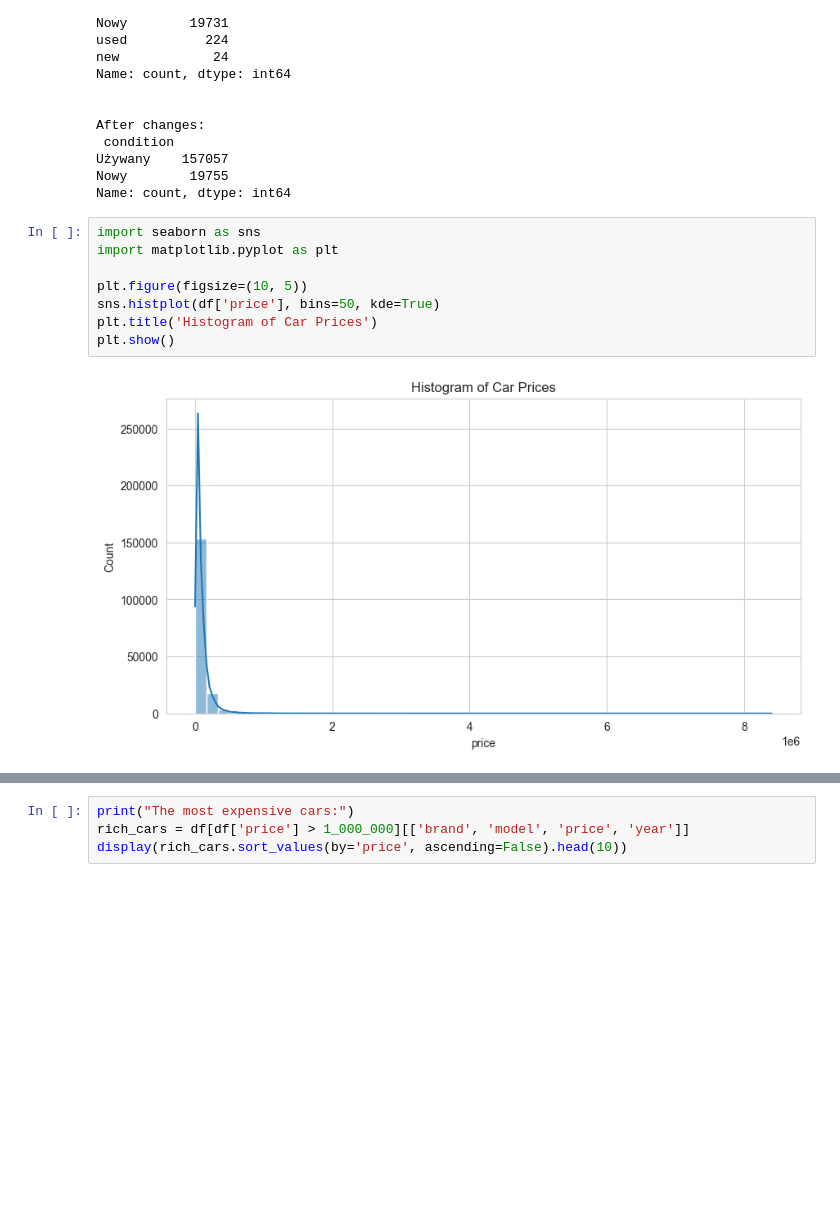
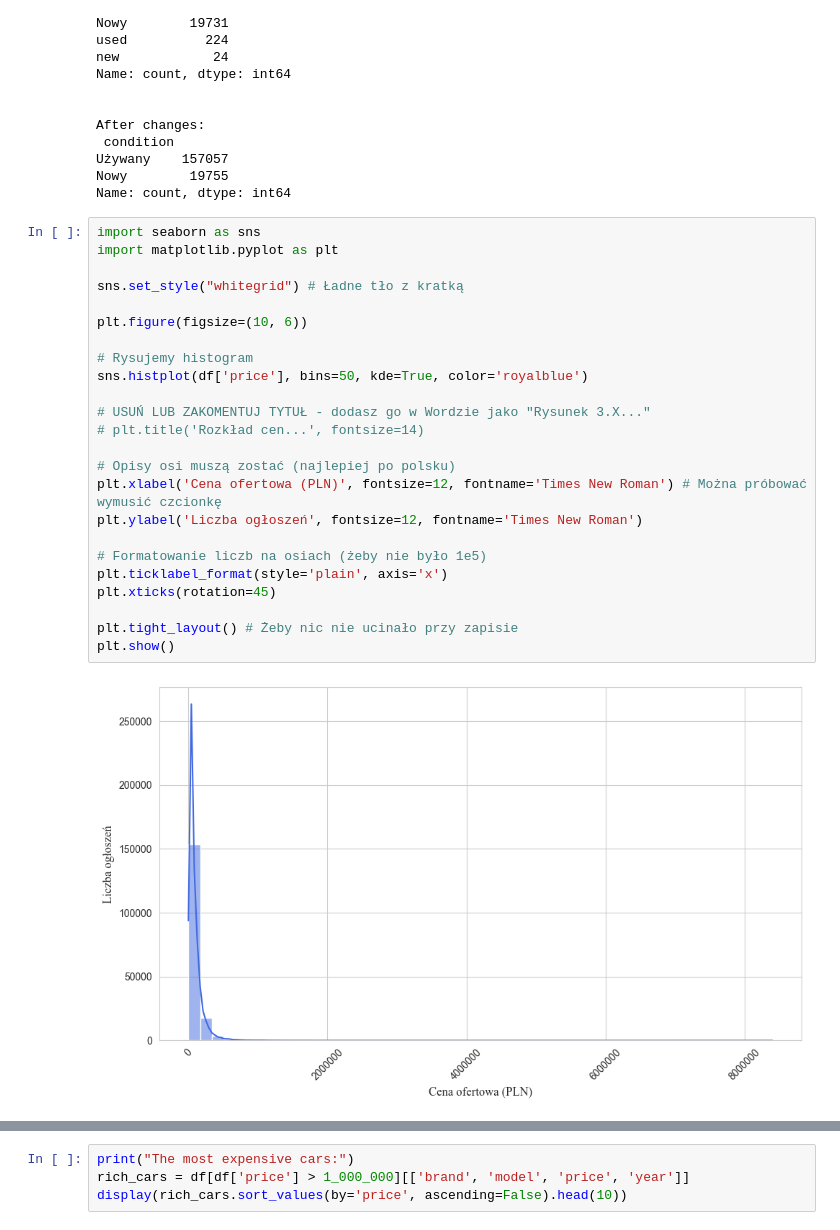
Before and after one commit to Bilicki-Org/ml-otomoto, a Jupyter notebook: notebooks/01_eda_exploration.ipynb, the cells around one changed output, grey strips where cells are left out. Drawn from its saved outputs; the diff is of its cells as text; blank space fills up the shorter version.

```diff
--- a/notebooks/01_eda_exploration.ipynb
+++ b/notebooks/01_eda_exploration.ipynb
@@ -263,10 +263,26 @@ Name: count, dtype: int64
 # %%
 import seaborn as sns
 import matplotlib.pyplot as plt
 
-plt.figure(figsize=(10, 5))
-sns.histplot(df['price'], bins=50, kde=True)
-plt.title('Histogram of Car Prices')
+sns.set_style("whitegrid") # Ładne tło z kratką
+
+plt.figure(figsize=(10, 6))
+
+# Rysujemy histogram
+sns.histplot(df['price'], bins=50, kde=True, color='royalblue')
+
+# USUŃ LUB ZAKOMENTUJ TYTUŁ - dodasz go w Wordzie jako "Rysunek 3.X..."
+# plt.title('Rozkład cen...', fontsize=14)
+
+# Opisy osi muszą zostać (najlepiej po polsku)
+plt.xlabel('Cena ofertowa (PLN)', fontsize=12, fontname='Times New Roman') # Można próbować wymusić czcionkę
+plt.ylabel('Liczba ogłoszeń', fontsize=12, fontname='Times New Roman')
+
+# Formatowanie liczb na osiach (żeby nie było 1e5)
+plt.ticklabel_format(style='plain', axis='x')
+plt.xticks(rotation=45)
+
+plt.tight_layout() # Żeby nic nie ucinało przy zapisie
 plt.show()
 # %% [output]
-[figure, old version]
+[figure, new version]
```
Also changed, not shown: parts of 15 cells of this notebook, 2 other files.
